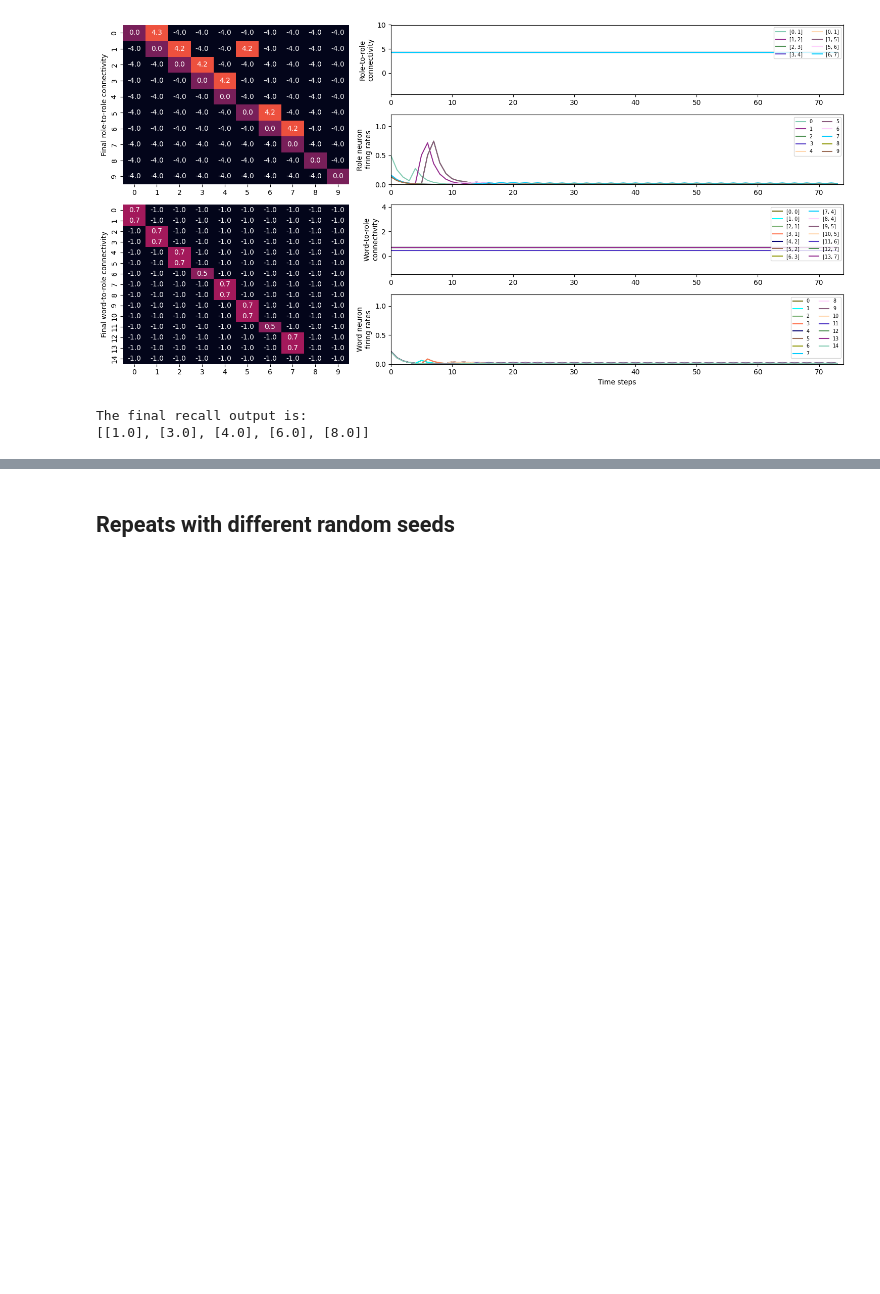
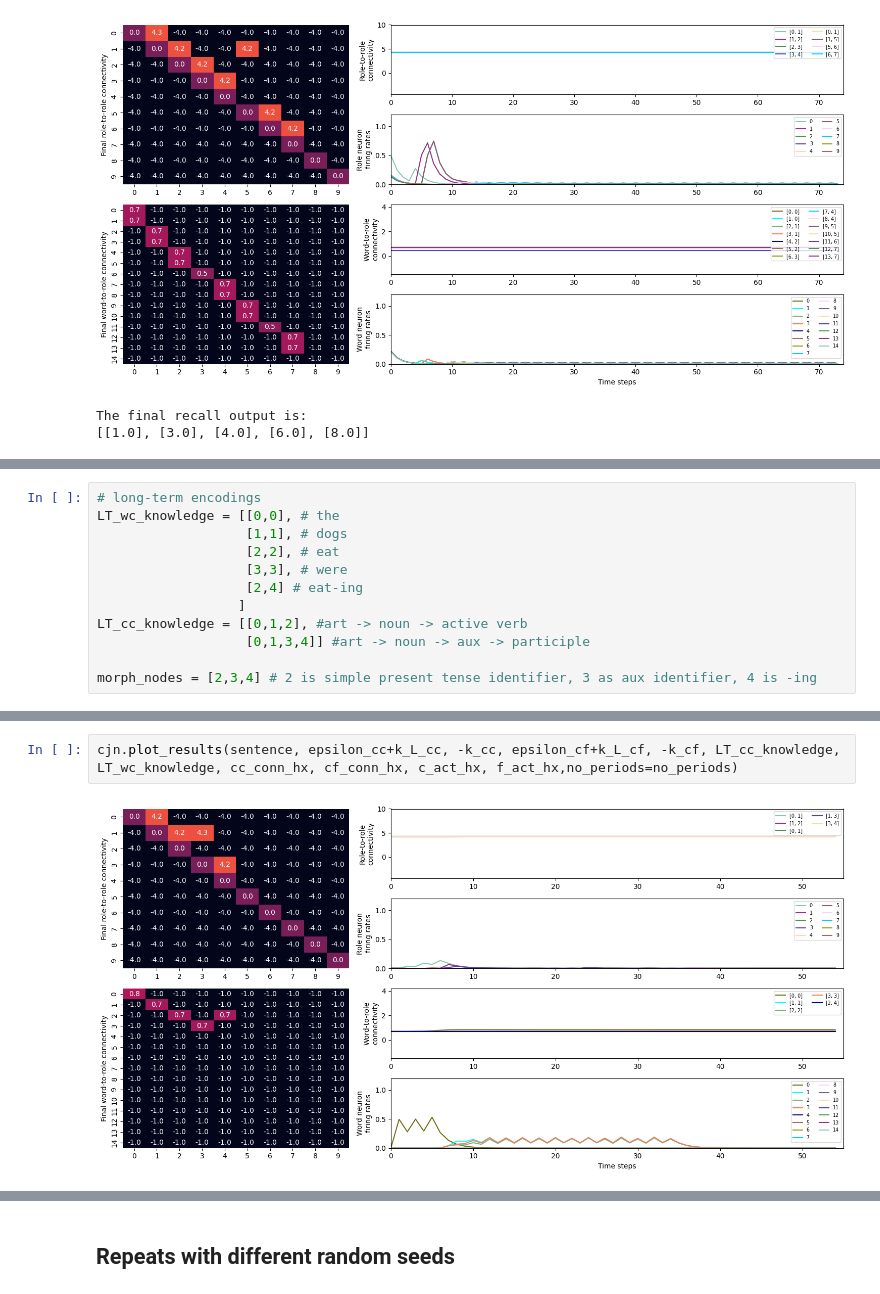
Before and after one commit to linsun2020/Syntactic_WM, a Jupyter notebook: Aphasias.ipynb, the cells around one changed output, grey strips where cells are left out. Cells and saved outputs as stored; diff of their text form; blank space fills up the shorter version.

```diff
--- a/Aphasias.ipynb
+++ b/Aphasias.ipynb
@@ -459,0 +462,12 @@ The final recall output is:
+# %%
+# long-term encodings
+LT_wc_knowledge = [[0,0], # the
+                   [1,1], # dogs
+                   [2,2], # eat
+                   [3,3], # were
+                   [2,4] # eat-ing
+                  ]
+LT_cc_knowledge = [[0,1,2], #art -> noun -> active verb
+                   [0,1,3,4]] #art -> noun -> aux -> participle
+
+morph_nodes = [2,3,4] # 2 is simple present tense identifier, 3 as aux identifier, 4 is -ing
@@ -459,0 +524,4 @@ The final recall output is:
+# %%
+cjn.plot_results(sentence, epsilon_cc+k_L_cc, -k_cc, epsilon_cf+k_L_cf, -k_cf, LT_cc_knowledge, LT_wc_knowledge, cc_conn_hx, cf_conn_hx, c_act_hx, f_act_hx,no_periods=no_periods)
+# %% [output]
+[figure, added]
```
Also changed, not shown: parts of 7 cells of this notebook, 3 other files.
